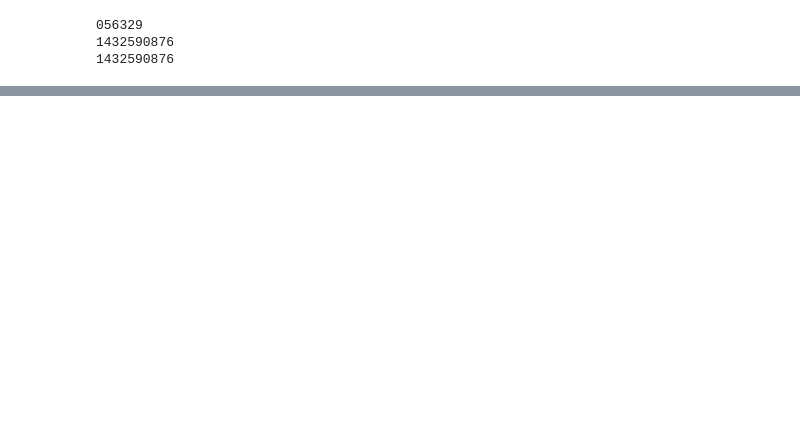
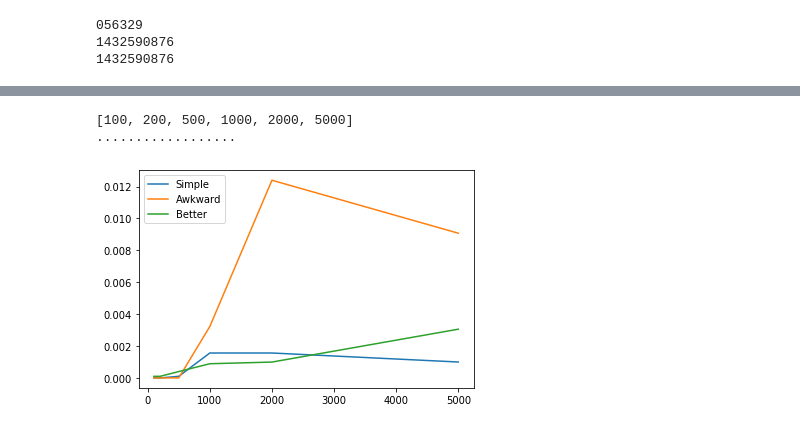
Before and after one commit to khakhalin/Sketches, a Jupyter notebook: lil_problems/reverse_in_parentheses.ipynb, the cells around one changed output, grey strips where cells are left out. Cells and saved outputs as stored; diff of their text form; code cells hidden in the pictures; blank space fills up the shorter version.

```diff
--- a/lil_problems/reverse_in_parentheses.ipynb
+++ b/lil_problems/reverse_in_parentheses.ipynb
@@ -150,0 +194,8 @@ for i in range(n_tests):
+# %%
+# Does 'Better' solution fork?
+for i in range(1000):
+    s = generate(20)
+    if simple(s)==better(s):
+        print('y',end='')
+    else:
+        print('N:',s)
@@ -150,0 +204,31 @@ for i in range(n_tests):
+# %%
+# Benchmarking
+
+f = Solution()
+lengths = [j*10**i for i in range(2,4) for j in [1,2,5]]
+print(lengths)
+methods = [simple, f.process, better]
+methodNames = ['Simple','Awkward','Better']
+n_tries = 10
+
+history = np.zeros(shape=(len(lengths),len(methods)))
+for ifun in range(len(methods)):
+    fun = methods[ifun]
+    for il in range(len(lengths)):
+        for _ in range(n_tries):
+            s = generate(lengths[il])
+            tic = time.time()
+            fun(s)
+            history[il,ifun] += time.time()-tic
+        print('.',end='')
+history = history/n_tries
+
+# plotting
+
+for i in range(history.shape[1]):
+    plt.plot(lengths,history[:,i]);
+plt.legend(methodNames);
+# %% [output]
+[100, 200, 500, 1000, 2000, 5000]
+..................
+[figure, added]
```
Also changed, not shown: parts of 9 cells of this notebook, 1 other file.
